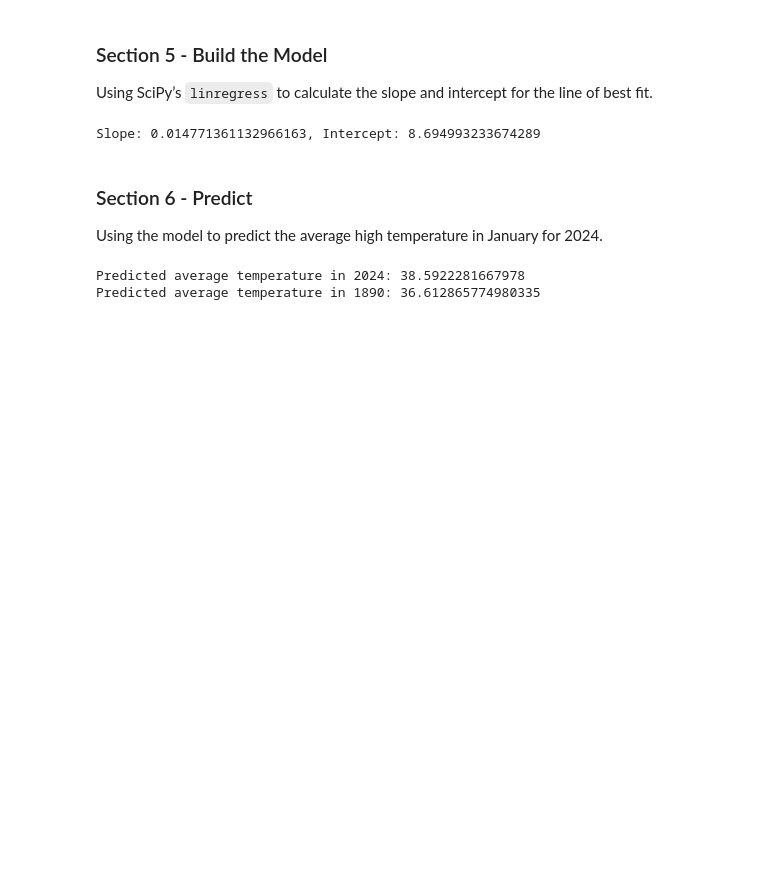
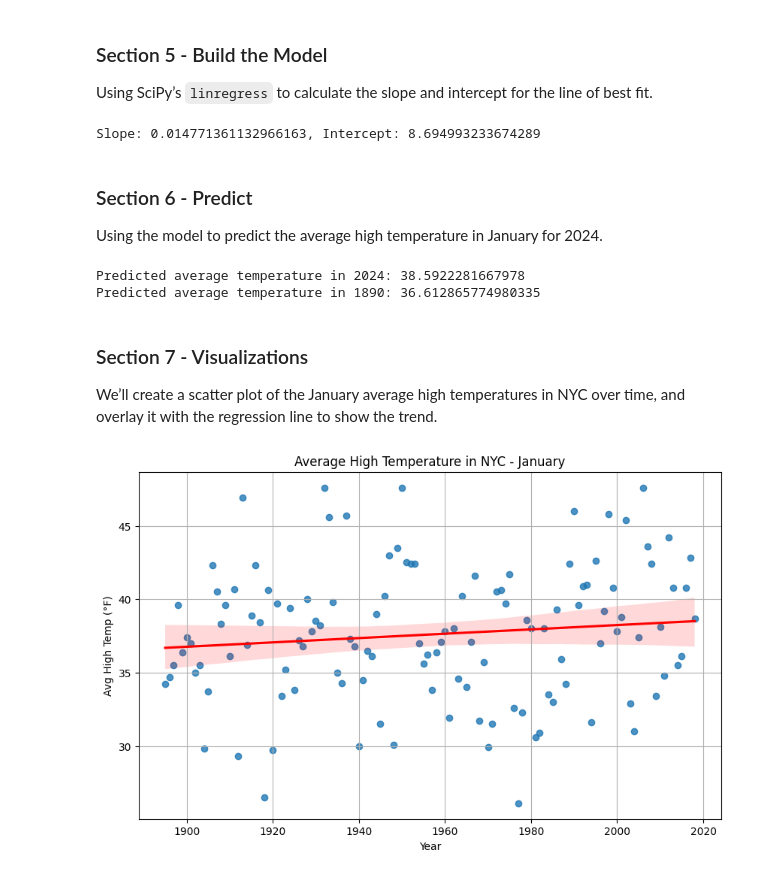
Before and after one commit to brandonjbbb/datafun-07-ml, a Jupyter notebook: brandon_ml.ipynb, the cells around one changed output. Cells and saved outputs as stored; diff of their text form; code cells hidden in the pictures; blank space fills up the shorter version.

```diff
--- a/brandon_ml.ipynb
+++ b/brandon_ml.ipynb
@@ -147,3 +147,18 @@ print(f"Predicted average temperature in 1890: {predicted_temp_1890}")
 # %% [output]
 Predicted average temperature in 2024: 38.5922281667978
 Predicted average temperature in 1890: 36.612865774980335
+# %% [markdown]
+### Section 7 - Visualizations
+
+We’ll create a scatter plot of the January average high temperatures in NYC over time, and overlay it with the regression line to show the trend.
+# %%
+# Scatter plot with best-fit line
+plt.figure(figsize=(10, 6))
+sns.regplot(x="Date", y="AvgHighTemp", data=nyc_df, line_kws={"color": "red"})
+plt.title("Average High Temperature in NYC - January")
+plt.xlabel("Year")
+plt.ylabel("Avg High Temp (°F)")
+plt.grid(True)
+plt.show()
+# %% [output]
+[figure, added]
```
Also changed, not shown: parts of 11 cells of this notebook, 1 other file.
